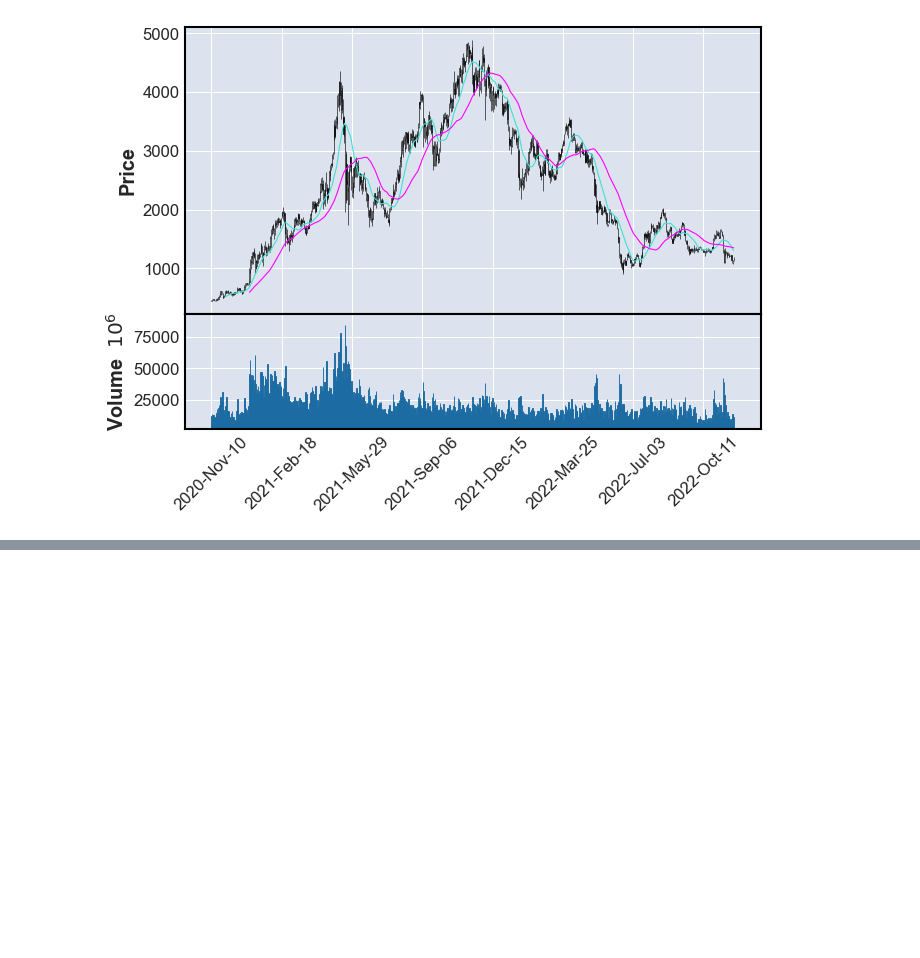
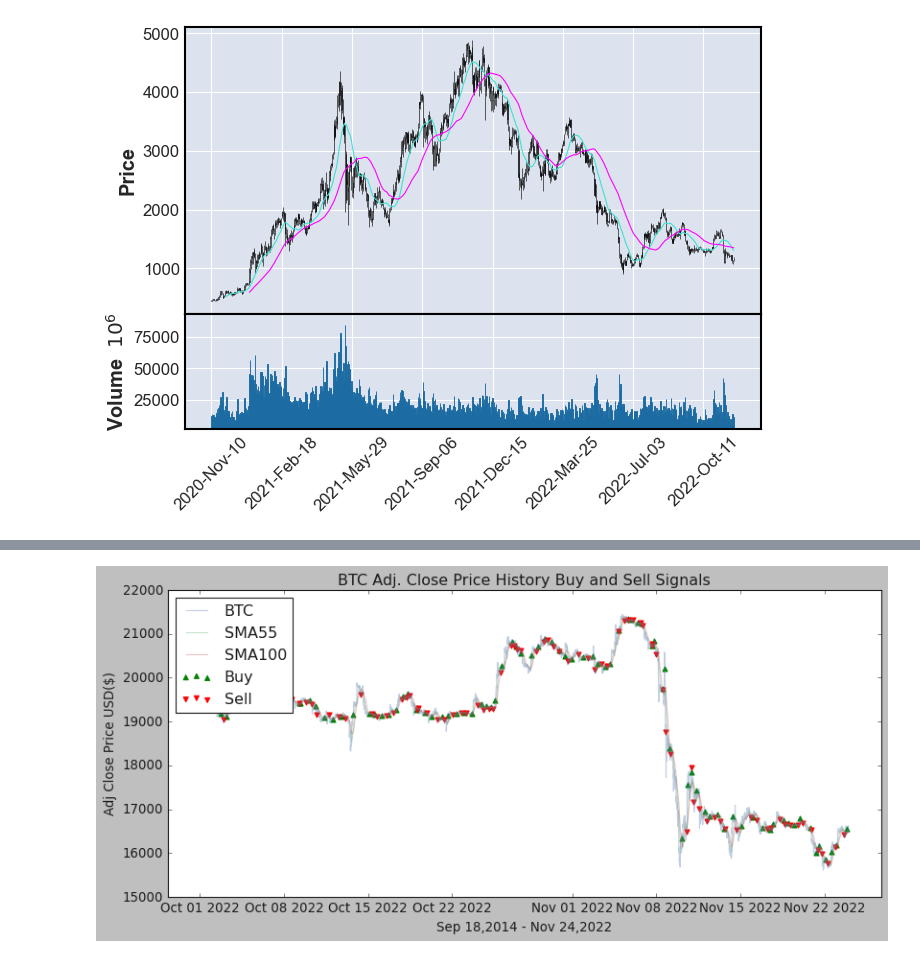
Before and after one commit to litosmunoz/Introduction-to-Quantitative-Trading, a Jupyter notebook: pruebas/btc_.ipynb, the cells around one changed output, grey strips where cells are left out. Saved outputs shown, nothing was run; the diff lists cells and outputs as text; code cells hidden in the pictures; blank space fills up the shorter version.

```diff
--- a/pruebas/btc_.ipynb
+++ b/pruebas/btc_.ipynb
@@ -178,0 +273,32 @@ mpf.plot(eth, type = 'candle', mav=(21,55), volume = True)
+# %%
+def buySell(data):
+  sigPriceBuy = []
+  sigPriceSell = []
+  flag = -1
+  for i in range(len(data)):
+    if data ['SMA55'][i] > data['SMA100'][i]:
+      if flag != 1:
+        sigPriceBuy.append(data['btc'][i])
+        sigPriceSell.append(np.nan)
+        flag = 1
+      else:
+        sigPriceBuy.append(np.nan)
+        sigPriceSell.append(np.nan)
+    elif data['SMA55'][i] < data['SMA100'][i]:
+      if flag != 0:
+        sigPriceBuy.append(np.nan)
+        sigPriceSell.append(data['btc'][i])
+        flag = 0
+      else:
+        sigPriceBuy.append(np.nan)
+        sigPriceSell.append(np.nan)
+    else:
+      sigPriceBuy.append(np.nan)
+      sigPriceSell.append(np.nan)
+  return(sigPriceBuy, sigPriceSell)
+# %%
+buySell = buySell(data)
+data['Buy Signal Price'] = buySell[0]
+data['Sell Signal Price'] = buySell[1]
+# To show the data
+data
@@ -178,0 +320,15 @@ mpf.plot(eth, type = 'candle', mav=(21,55), volume = True)
+# %%
+plt.style.use('classic')
+plt.figure(figsize=(12,5))
+plt.plot(data['btc'], label='BTC', alpha=0.35)
+plt.plot(data['SMA55'], label='SMA55', alpha=0.35)
+plt.plot(data['SMA100'],label='SMA100', alpha=0.35)
+plt.scatter(data.index, data['Buy Signal Price'], label ='Buy', marker='^',color='green')
+plt.scatter(data.index, data['Sell Signal Price'],label='Sell', marker='v', color='red')
+plt.title('BTC Adj. Close Price History Buy and Sell Signals')
+plt.xlabel("Sep 18,2014 - Nov 24,2022")
+plt.ylabel("Adj Close Price USD($)")
+plt.legend(loc='upper left')
+plt.show()
+# %% [output]
+[figure, added]
```
Also changed, not shown: parts of 8 cells of this notebook, 2 other files.
